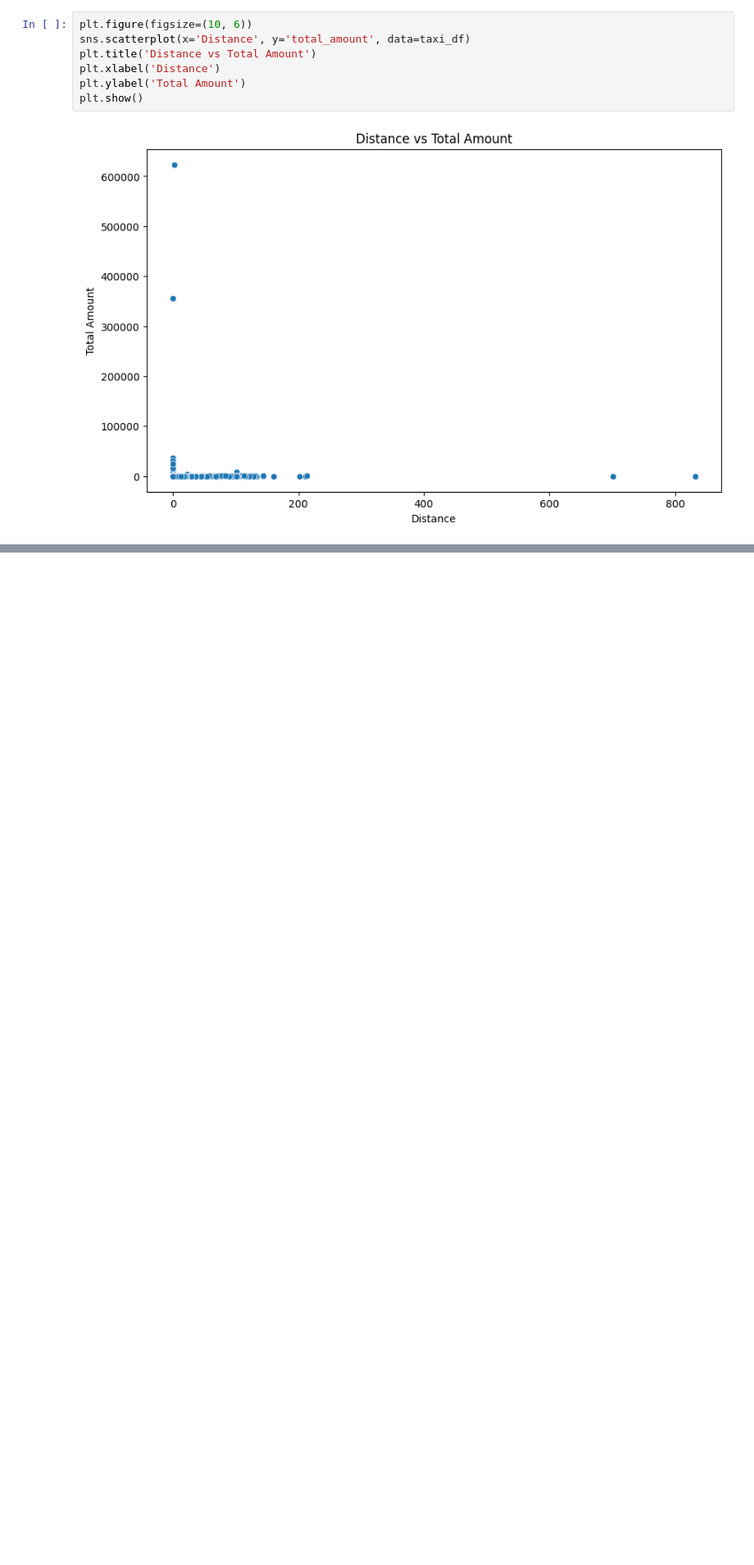
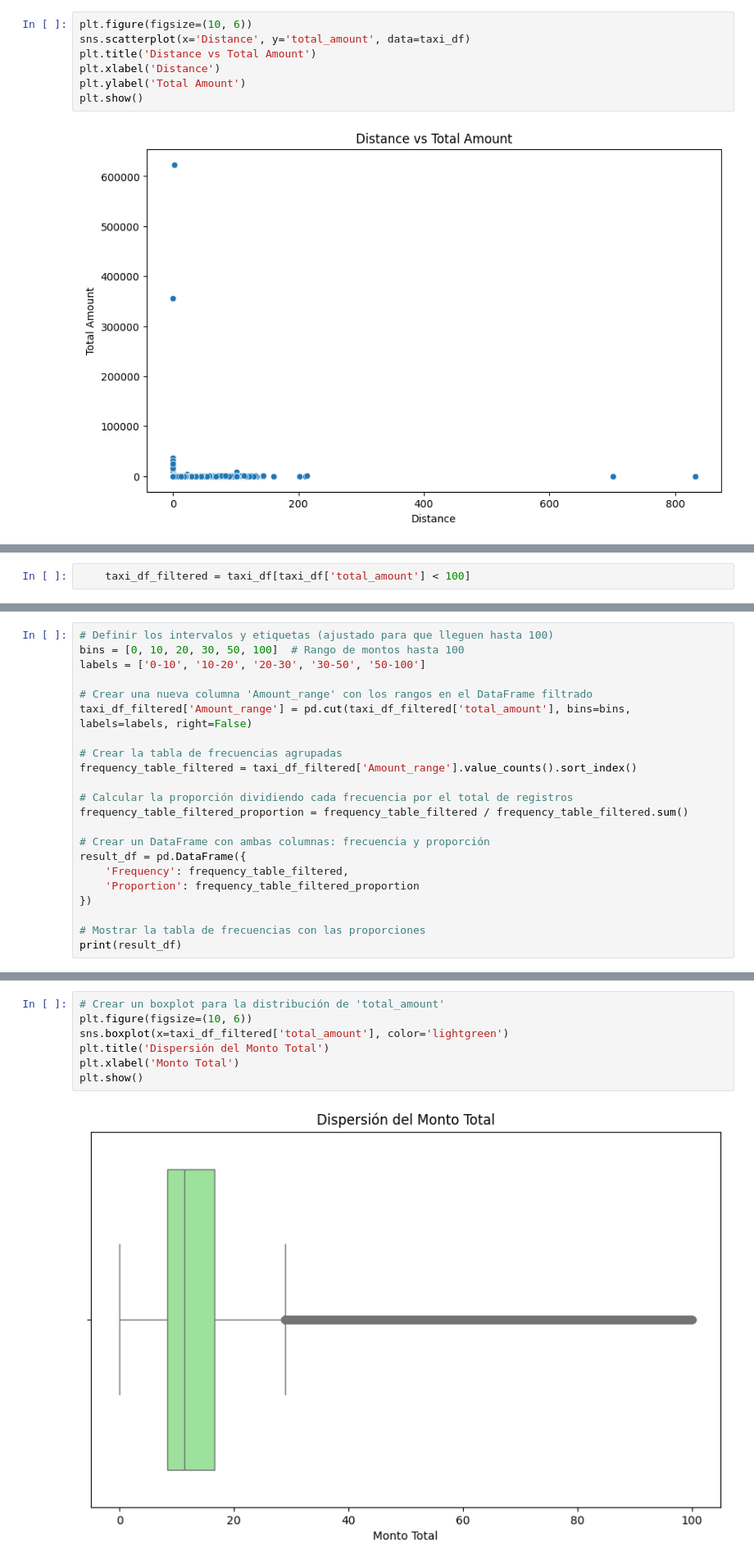
Before and after one commit to yeisondelatorre/ML_trabajofinal, a Jupyter notebook: _sources/notebooks.ipynb, the cells around one changed output, grey strips where cells are left out. Shown at 82% size. Cells and saved outputs as stored; diff of their text form; blank space fills up the shorter version.

```diff
--- a/_sources/notebooks.ipynb
+++ b/_sources/notebooks.ipynb
@@ -554,0 +618,2 @@ with your book. For more information about this, see [the Jupyter Book documenta
+# %%
+    taxi_df_filtered = taxi_df[taxi_df['total_amount'] < 100]
@@ -554,0 +633,22 @@ with your book. For more information about this, see [the Jupyter Book documenta
+# %%
+# Definir los intervalos y etiquetas (ajustado para que lleguen hasta 100)
+bins = [0, 10, 20, 30, 50, 100]  # Rango de montos hasta 100
+labels = ['0-10', '10-20', '20-30', '30-50', '50-100']
+
+# Crear una nueva columna 'Amount_range' con los rangos en el DataFrame filtrado
+taxi_df_filtered['Amount_range'] = pd.cut(taxi_df_filtered['total_amount'], bins=bins, labels=labels, right=False)
+
+# Crear la tabla de frecuencias agrupadas
+frequency_table_filtered = taxi_df_filtered['Amount_range'].value_counts().sort_index()
+
+# Calcular la proporción dividiendo cada frecuencia por el total de registros
+frequency_table_filtered_proportion = frequency_table_filtered / frequency_table_filtered.sum()
+
+# Crear un DataFrame con ambas columnas: frecuencia y proporción
+result_df = pd.DataFrame({
+    'Frequency': frequency_table_filtered,
+    'Proportion': frequency_table_filtered_proportion
+})
+
+# Mostrar la tabla de frecuencias con las proporciones
+print(result_df)
@@ -554,0 +668,9 @@ with your book. For more information about this, see [the Jupyter Book documenta
+# %%
+# Crear un boxplot para la distribución de 'total_amount'
+plt.figure(figsize=(10, 6))
+sns.boxplot(x=taxi_df_filtered['total_amount'], color='lightgreen')
+plt.title('Dispersión del Monto Total')
+plt.xlabel('Monto Total')
+plt.show()
+# %% [output]
+[figure, added]
```
Also changed, not shown: parts of 12 cells of this notebook, 5 other files.
